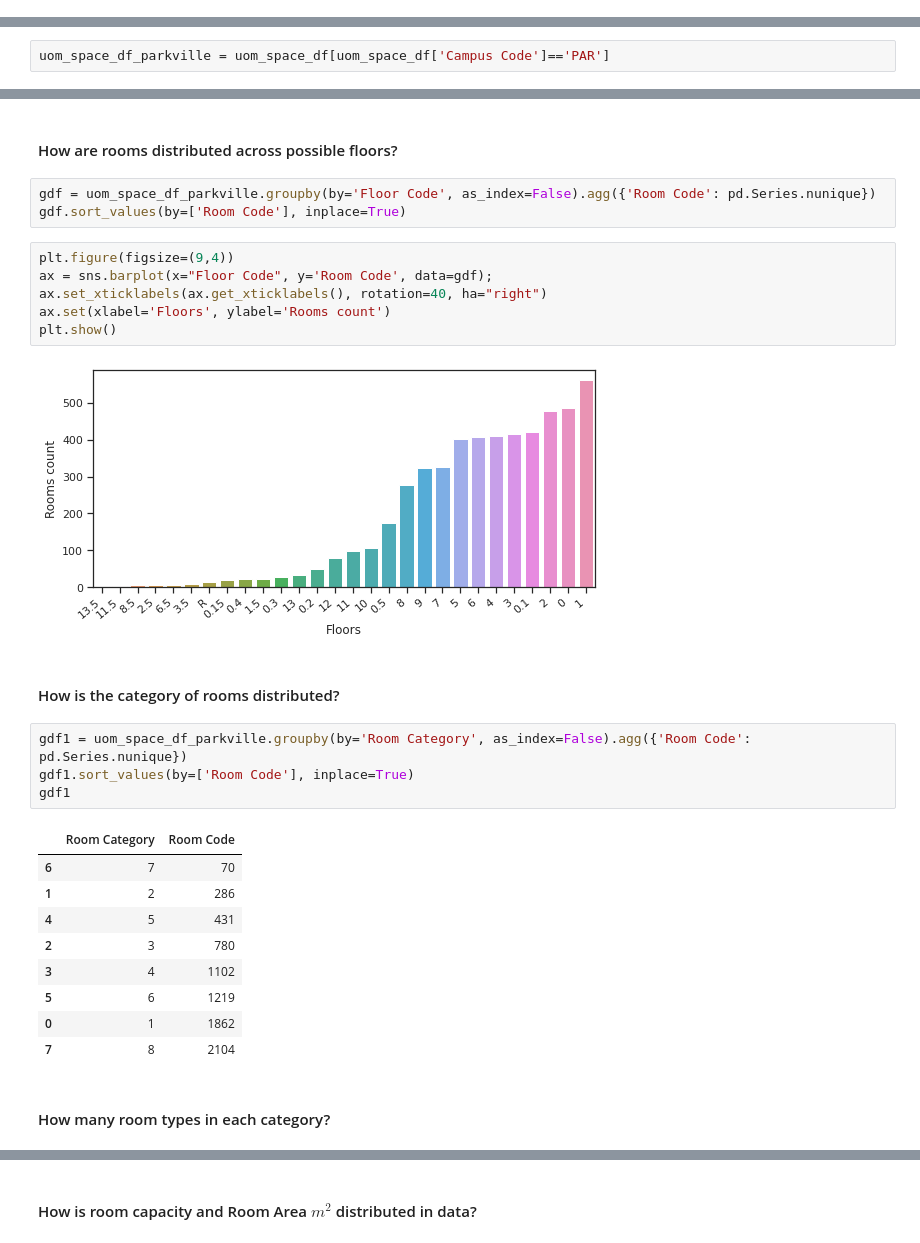
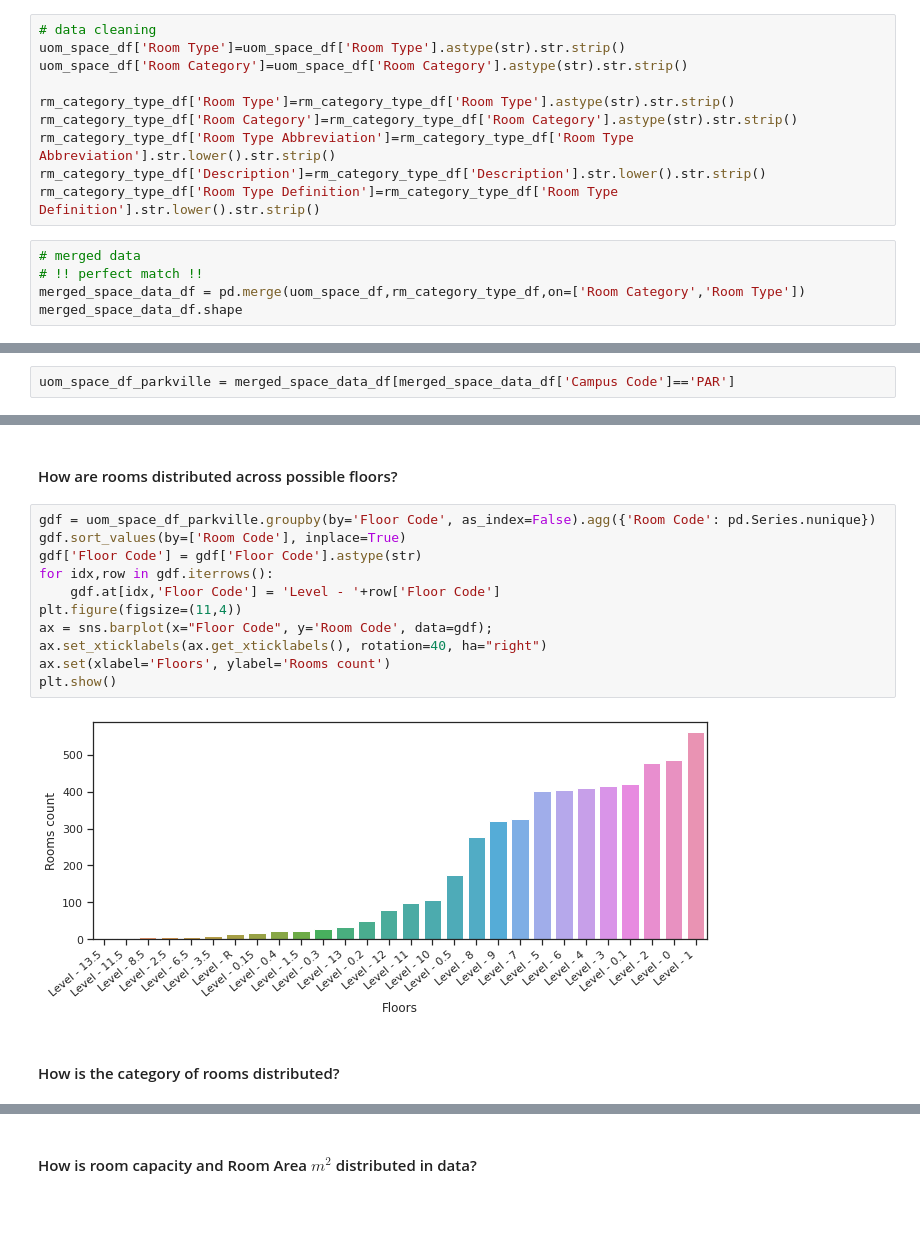
Before and after one commit to abhinavcreed13/project-space-optimisation-group-3, a Jupyter notebook: notebooks/exploratory-data-analysis.ipynb, the cells around one changed output, grey strips where cells are left out. Drawn from its saved outputs; the diff is of its cells as text; blank space fills up the shorter version.

Commit message:
Updated exploratory data analysis

```diff
--- a/notebooks/exploratory-data-analysis.ipynb
+++ b/notebooks/exploratory-data-analysis.ipynb
@@ -160,0 +163,15 @@ plt.show()
+# %%
+# data cleaning
+uom_space_df['Room Type']=uom_space_df['Room Type'].astype(str).str.strip()
+uom_space_df['Room Category']=uom_space_df['Room Category'].astype(str).str.strip()
+
+rm_category_type_df['Room Type']=rm_category_type_df['Room Type'].astype(str).str.strip()
+rm_category_type_df['Room Category']=rm_category_type_df['Room Category'].astype(str).str.strip()
+rm_category_type_df['Room Type Abbreviation']=rm_category_type_df['Room Type Abbreviation'].str.lower().str.strip()
+rm_category_type_df['Description']=rm_category_type_df['Description'].str.lower().str.strip()
+rm_category_type_df['Room Type Definition']=rm_category_type_df['Room Type Definition'].str.lower().str.strip()
+# %%
+# merged data
+# !! perfect match !!
+merged_space_data_df = pd.merge(uom_space_df,rm_category_type_df,on=['Room Category','Room Type'])
+merged_space_data_df.shape
@@ -161,4 +200,4 @@ plt.show()
 # %% [markdown]
 ### Analysis for parkville campus
 # %%
-uom_space_df_parkville = uom_space_df[uom_space_df['Campus Code']=='PAR']
+uom_space_df_parkville = merged_space_data_df[merged_space_data_df['Campus Code']=='PAR']
@@ -165,31 +216,17 @@ uom_space_df_parkville = uom_space_df[uom_space_df['Campus Code']=='PAR']
 # %% [markdown]
 #### How are rooms distributed across possible floors?
-# %%
-gdf = uom_space_df_parkville.groupby(by='Floor Code', as_index=False).agg({'Room Code': pd.Series.nunique})
-gdf.sort_values(by=['Room Code'], inplace=True)
 # %%
-plt.figure(figsize=(9,4))
+gdf = uom_space_df_parkville.groupby(by='Floor Code', as_index=False).agg({'Room Code': pd.Series.nunique})
+gdf.sort_values(by=['Room Code'], inplace=True)
+gdf['Floor Code'] = gdf['Floor Code'].astype(str)
+for idx,row in gdf.iterrows():
+    gdf.at[idx,'Floor Code'] = 'Level - '+row['Floor Code']
+plt.figure(figsize=(11,4))
 ax = sns.barplot(x="Floor Code", y='Room Code', data=gdf);
 ax.set_xticklabels(ax.get_xticklabels(), rotation=40, ha="right")
 ax.set(xlabel='Floors', ylabel='Rooms count')
 plt.show()
 # %% [output]
-[figure, old version]
+[figure, new version]
 # %% [markdown]
 #### How is the category of rooms distributed?
-# %%
-gdf1 = uom_space_df_parkville.groupby(by='Room Category', as_index=False).agg({'Room Code': pd.Series.nunique})
-gdf1.sort_values(by=['Room Code'], inplace=True)
-gdf1
-# %% [output]
-|  | Room Category | Room Code |
-| 6 | 7 | 70 |
-| 1 | 2 | 286 |
-| 4 | 5 | 431 |
-| 2 | 3 | 780 |
-| 3 | 4 | 1102 |
-| 5 | 6 | 1219 |
-| 0 | 1 | 1862 |
-| 7 | 8 | 2104 |
-# %% [markdown]
-#### How many room types in each category?
```
Also changed, not shown: parts of 57 cells of this notebook.
